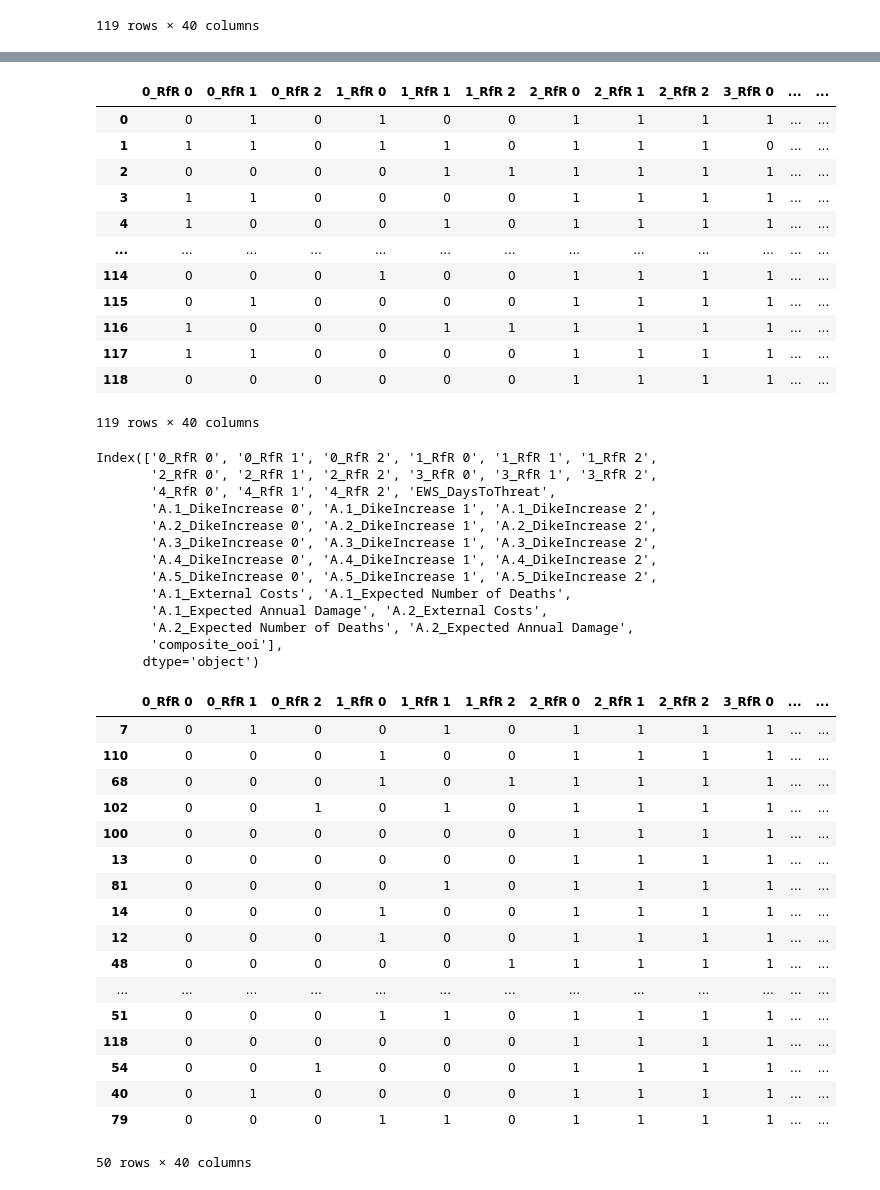
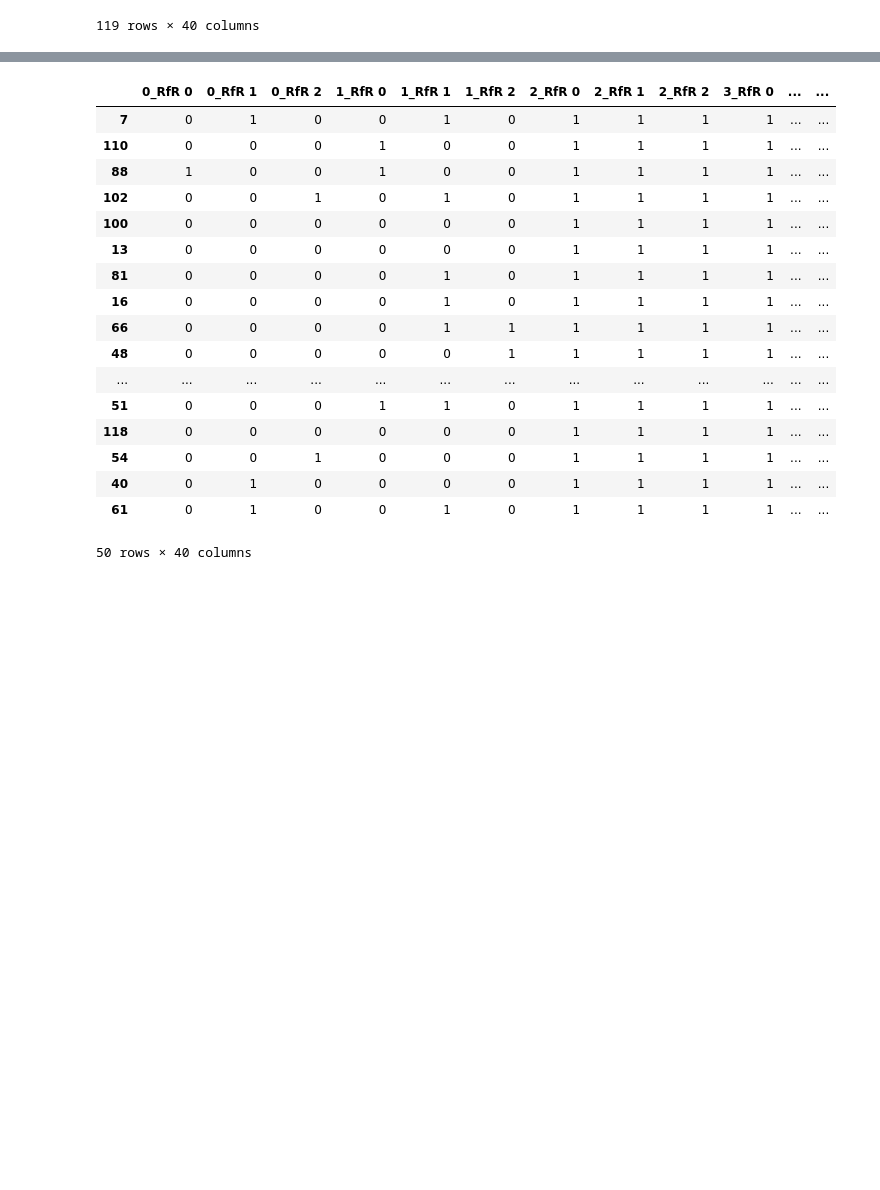
Before and after one commit to pherfkens/PROJECT_MBDM_GROUP1, a Jupyter notebook: final assignment/directed_search.ipynb, the cells around one changed output, grey strips where cells are left out. Cells and saved outputs as stored; diff of their text form; code cells hidden in the pictures; blank space fills up the shorter version.

Commit message:
klaar mee, directed search helemaal af nu

```diff
--- a/final assignment/directed_search.ipynb
+++ b/final assignment/directed_search.ipynb
@@ -343,93 +348,52 @@ Now that we have a set of policies that basically fulfills the wishes of our sta
 # %%
-from sklearn.cluster import KMeans
+# Copy the dataframe to avoid changing the original
+df = df_constrained_policies.copy()
 
-"""
-    Perform directed search on a dataframe of policies.
+policy_columns = df.columns[0:-2]  # Exclude the first column (scenario) and the last three columns (composite_ooi, satisfied, scenario)
 
-    Parameters:
-    - df_constrained_policies (pandas.DataFrame): The dataframe containing policy data.
-
-    Returns:
-    - diverse_policies (pandas.DataFrame): The diverse policies selected from the dataframe.
-    """
-# Assuming df is your dataframe containing policy data
-# Assume policy_columns are the relevant policy attributes for clustering
-
-df = df_constrained_policies.copy()
-display(df)
-policy_columns = df.columns[0:-2]  # Exclude the first column (scenario) and the last three columns (composite_ooi, satisfied, scenario)
-print(policy_columns)
 # Normalize the data
 df_normalized = (df[policy_columns] - df[policy_columns].mean()) / df[policy_columns].std()
 
 # Perform K-means clustering
 kmeans = KMeans(n_clusters=50, random_state=324)
 clusters = kmeans.fit_predict(df[policy_columns])
 
 # Identify representatives from each cluster
 cluster_centers = kmeans.cluster_centers_
 cluster_indices = []
 for i in range(kmeans.n_clusters):
     cluster_indices.append(np.where(clusters == i)[0])
 
 np.random.seed = 324
 
 # Randomly pick one or more policies from each cluster
 selected_policies = []
 for indices in cluster_indices:
     if len(indices) > 0:
         selected_policies.extend(np.random.choice(indices, size=min(len(indices), 1), replace=False))
 
-# Select 50 policies
-selected_policies = selected_policies[:50]
-
 # Extract the diverse policies from the dataframe
 diverse_policies = df.iloc[selected_policies]
 display(diverse_policies)
+
 # Save the diverse policies to a CSV file
 diverse_policies.to_csv('results/50_diverse_policies.csv')
 # %% [output]
 |  | 0_RfR 0 | 0_RfR 1 | 0_RfR 2 | 1_RfR 0 | 1_RfR 1 | 1_RfR 2 | 2_RfR 0 | 2_RfR 1 | 2_RfR 2 | 3_RfR 0 | ... | ... |
-| 0 | 0 | 1 | 0 | 1 | 0 | 0 | 1 | 1 | 1 | 1 | ... | ... |
-| 1 | 1 | 1 | 0 | 1 | 1 | 0 | 1 | 1 | 1 | 0 | ... | ... |
-| 2 | 0 | 0 | 0 | 0 | 1 | 1 | 1 | 1 | 1 | 1 | ... | ... |
-| 3 | 1 | 1 | 0 | 0 | 0 | 0 | 1 | 1 | 1 | 1 | ... | ... |
-| 4 | 1 | 0 | 0 | 0 | 1 | 0 | 1 | 1 | 1 | 1 | ... | ... |
+| 7 | 0 | 1 | 0 | 0 | 1 | 0 | 1 | 1 | 1 | 1 | ... | ... |
+| 110 | 0 | 0 | 0 | 1 | 0 | 0 | 1 | 1 | 1 | 1 | ... | ... |
+| 88 | 1 | 0 | 0 | 1 | 0 | 0 | 1 | 1 | 1 | 1 | ... | ... |
+| 102 | 0 | 0 | 1 | 0 | 1 | 0 | 1 | 1 | 1 | 1 | ... | ... |
+| 100 | 0 | 0 | 0 | 0 | 0 | 0 | 1 | 1 | 1 | 1 | ... | ... |
+| 13 | 0 | 0 | 0 | 0 | 0 | 0 | 1 | 1 | 1 | 1 | ... | ... |
+| 81 | 0 | 0 | 0 | 0 | 1 | 0 | 1 | 1 | 1 | 1 | ... | ... |
+| 16 | 0 | 0 | 0 | 0 | 1 | 0 | 1 | 1 | 1 | 1 | ... | ... |
+| 66 | 0 | 0 | 0 | 0 | 1 | 1 | 1 | 1 | 1 | 1 | ... | ... |
+| 48 | 0 | 0 | 0 | 0 | 0 | 1 | 1 | 1 | 1 | 1 | ... | ... |
 | ... | ... | ... | ... | ... | ... | ... | ... | ... | ... | ... | ... | ... |
-| 114 | 0 | 0 | 0 | 1 | 0 | 0 | 1 | 1 | 1 | 1 | ... | ... |
-| 115 | 0 | 1 | 0 | 0 | 0 | 0 | 1 | 1 | 1 | 1 | ... | ... |
-| 116 | 1 | 0 | 0 | 0 | 1 | 1 | 1 | 1 | 1 | 1 | ... | ... |
-| 117 | 1 | 1 | 0 | 0 | 0 | 0 | 1 | 1 | 1 | 1 | ... | ... |
+| 51 | 0 | 0 | 0 | 1 | 1 | 0 | 1 | 1 | 1 | 1 | ... | ... |
 | 118 | 0 | 0 | 0 | 0 | 0 | 0 | 1 | 1 | 1 | 1 | ... | ... |
+| 54 | 0 | 0 | 1 | 0 | 0 | 0 | 1 | 1 | 1 | 1 | ... | ... |
+| 40 | 0 | 1 | 0 | 0 | 0 | 0 | 1 | 1 | 1 | 1 | ... | ... |
+| 61 | 0 | 1 | 0 | 0 | 1 | 0 | 1 | 1 | 1 | 1 | ... | ... |
-119 rows × 40 columns
+50 rows × 40 columns
-Index(['0_RfR 0', '0_RfR 1', '0_RfR 2', '1_RfR 0', '1_RfR 1', '1_RfR 2',
-       '2_RfR 0', '2_RfR 1', '2_RfR 2', '3_RfR 0', '3_RfR 1', '3_RfR 2',
-       '4_RfR 0', '4_RfR 1', '4_RfR 2', 'EWS_DaysToThreat',
-       'A.1_DikeIncrease 0', 'A.1_DikeIncrease 1', 'A.1_DikeIncrease 2',
-       'A.2_DikeIncrease 0', 'A.2_DikeIncrease 1', 'A.2_DikeIncrease 2',
-       'A.3_DikeIncrease 0', 'A.3_DikeIncrease 1', 'A.3_DikeIncrease 2',
-       'A.4_DikeIncrease 0', 'A.4_DikeIncrease 1', 'A.4_DikeIncrease 2',
-       'A.5_DikeIncrease 0', 'A.5_DikeIncrease 1', 'A.5_DikeIncrease 2',
-       'A.1_External Costs', 'A.1_Expected Number of Deaths',
-       'A.1_Expected Annual Damage', 'A.2_External Costs',
-       'A.2_Expected Number of Deaths', 'A.2_Expected Annual Damage',
-       'composite_ooi'],
-      dtype='object')
-|  | 0_RfR 0 | 0_RfR 1 | 0_RfR 2 | 1_RfR 0 | 1_RfR 1 | 1_RfR 2 | 2_RfR 0 | 2_RfR 1 | 2_RfR 2 | 3_RfR 0 | ... | ... |
-| 7 | 0 | 1 | 0 | 0 | 1 | 0 | 1 | 1 | 1 | 1 | ... | ... |
-| 110 | 0 | 0 | 0 | 1 | 0 | 0 | 1 | 1 | 1 | 1 | ... | ... |
-| 68 | 0 | 0 | 0 | 1 | 0 | 1 | 1 | 1 | 1 | 1 | ... | ... |
-| 102 | 0 | 0 | 1 | 0 | 1 | 0 | 1 | 1 | 1 | 1 | ... | ... |
-| 100 | 0 | 0 | 0 | 0 | 0 | 0 | 1 | 1 | 1 | 1 | ... | ... |
-| 13 | 0 | 0 | 0 | 0 | 0 | 0 | 1 | 1 | 1 | 1 | ... | ... |
-| 81 | 0 | 0 | 0 | 0 | 1 | 0 | 1 | 1 | 1 | 1 | ... | ... |
-| 14 | 0 | 0 | 0 | 1 | 0 | 0 | 1 | 1 | 1 | 1 | ... | ... |
-| 12 | 0 | 0 | 0 | 1 | 0 | 0 | 1 | 1 | 1 | 1 | ... | ... |
-| 48 | 0 | 0 | 0 | 0 | 0 | 1 | 1 | 1 | 1 | 1 | ... | ... |
-| ... | ... | ... | ... | ... | ... | ... | ... | ... | ... | ... | ... | ... |
-| 51 | 0 | 0 | 0 | 1 | 1 | 0 | 1 | 1 | 1 | 1 | ... | ... |
-| 118 | 0 | 0 | 0 | 0 | 0 | 0 | 1 | 1 | 1 | 1 | ... | ... |
-| 54 | 0 | 0 | 1 | 0 | 0 | 0 | 1 | 1 | 1 | 1 | ... | ... |
-| 40 | 0 | 1 | 0 | 0 | 0 | 0 | 1 | 1 | 1 | 1 | ... | ... |
-| 79 | 0 | 0 | 0 | 1 | 1 | 0 | 1 | 1 | 1 | 1 | ... | ... |
-50 rows × 40 columns
```
Also changed, not shown: parts of 8 cells of this notebook, 1 other file.
